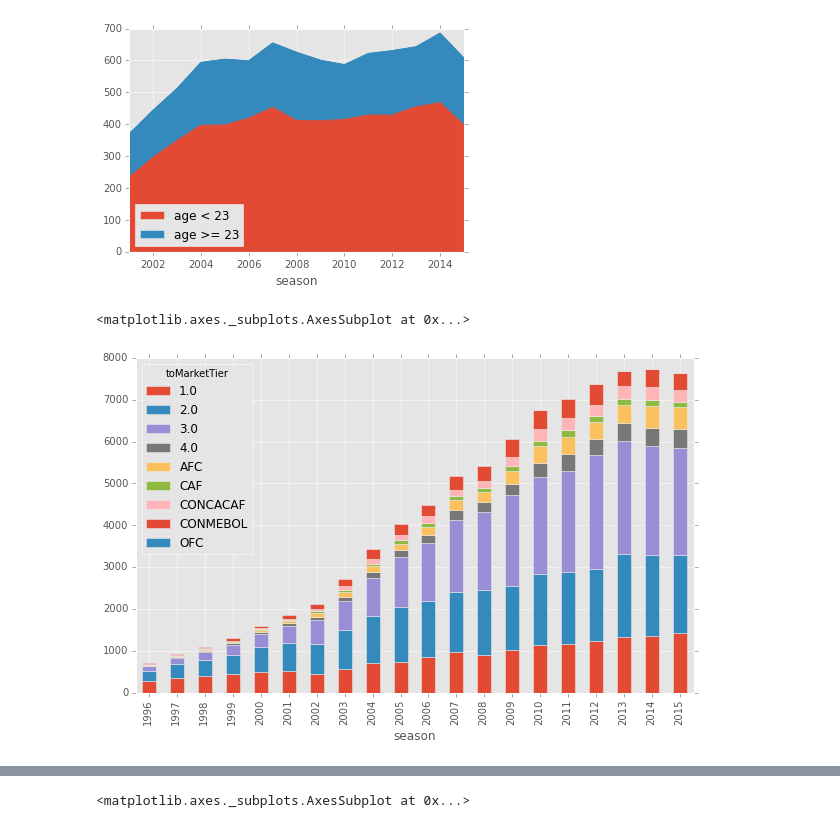
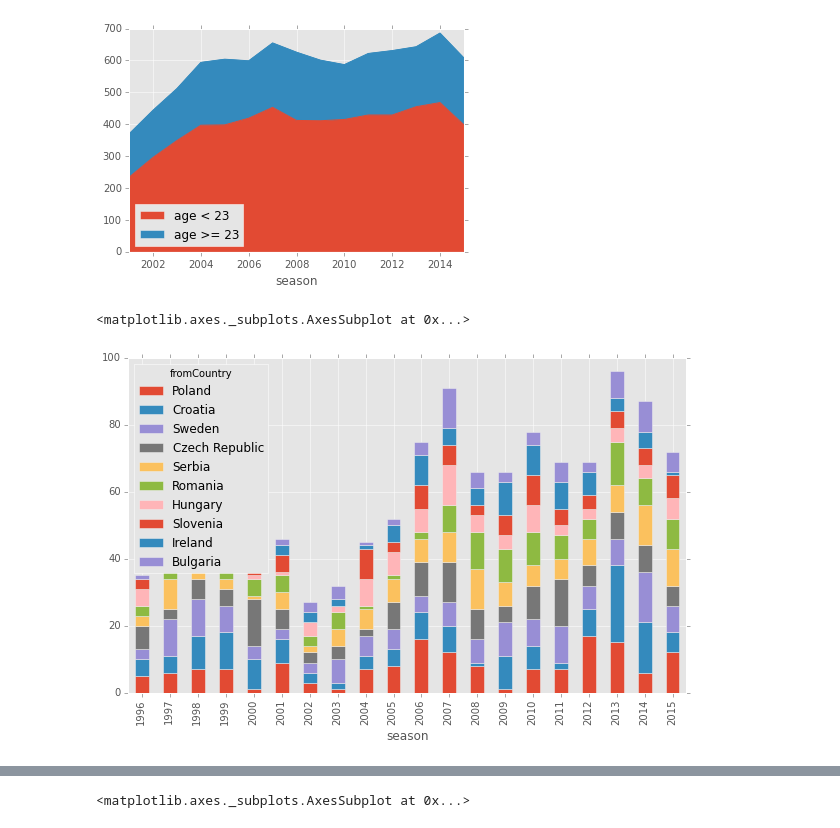
Before and after one commit to kebuhcah/soccer-history, a Jupyter notebook: notebooks/inequality.ipynb, the cells around one changed output, grey strips where cells are left out. Drawn from its saved outputs; the diff is of its cells as text; code cells hidden in the pictures.

```diff
--- a/notebooks/inequality.ipynb
+++ b/notebooks/inequality.ipynb
@@ -32,9 +32,17 @@ df[['age < 23','age >= 23']].plot.area(stacked=True)
 [figure]
 # %%
 t=nonloans
-t=t[(t.season>1995)&(t.fromCountry!=t.toCountry)]
+t=t[(t.season>1995)&(t.fromCountry!=t.toCountry)&(t.intlCaps>0)&(t.Nationality=='Brazil')]
 t=t.merge(DataFrame({'toMarketTier':countryInfo.marketTier.fillna(countryInfo.federation)}),how='left',left_on='toCountry',right_index=True)
 t.groupby(['season','toMarketTier']).count()['id'].unstack().plot.bar(stacked=True,figsize=(10,6))
-# %% [output]
-<matplotlib.axes._subplots.AxesSubplot at 0x...>
-[figure, removed]
+# %%
+t=nonloans
+t=t[(t.season>1995)&(t.fromCountry!=t.toCountry)&(t.toCountry.notnull())&(t.intlCaps>0)]
+t=t.merge(DataFrame({'toMarketTier':countryInfo.marketTier.fillna(countryInfo.federation)}),how='left',left_on='toCountry',right_index=True)
+t=t.merge(DataFrame({'fromMarketTier':countryInfo.marketTier.fillna(countryInfo.federation)}),how='left',left_on='fromCountry',right_index=True)
+t=t[(t.fromMarketTier==3)&(t.toMarketTier==1)]
+s=t.groupby(['season','fromCountry']).count()['id'].unstack()
+s[s.sum().sort_values(ascending=False)[:10].index].plot.bar(stacked=True,figsize=(10,6))
+# %% [output]
+<matplotlib.axes._subplots.AxesSubplot at 0x...>
+[figure, added]
```
Also changed, not shown: parts of 9 cells of this notebook, 4 other files.
